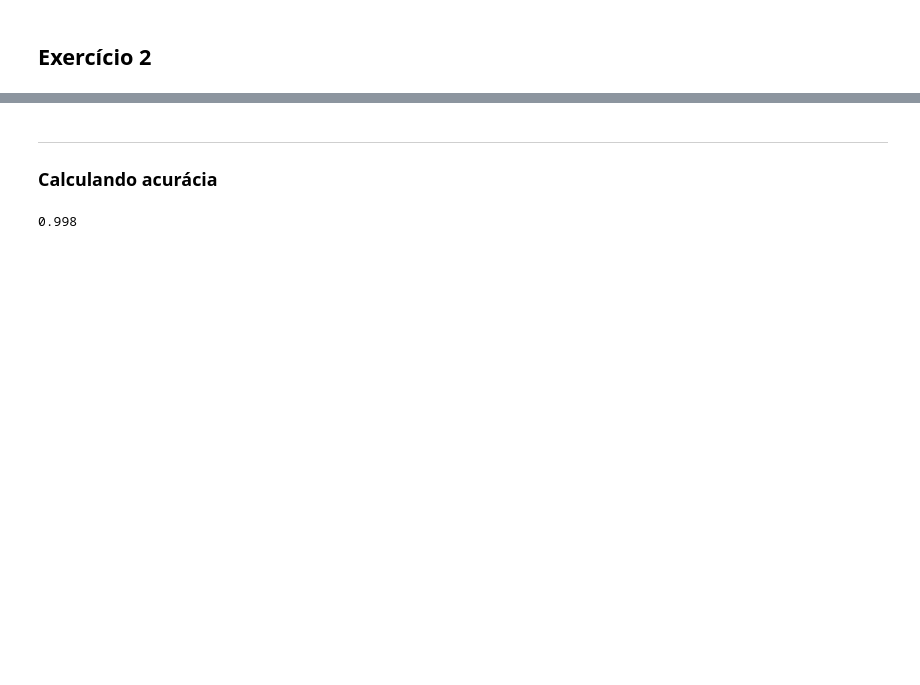
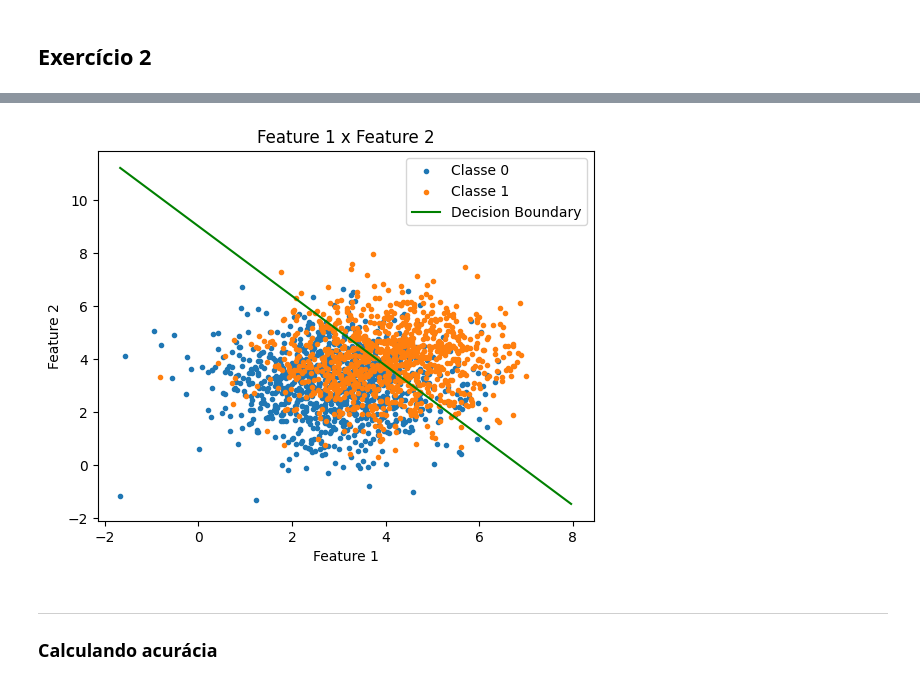
Before and after one commit to kadu-ymd/ann-deeplearning, a Jupyter notebook: src/ex_2_perceptron/main.ipynb, the cells around one changed output, grey strips where cells are left out. Saved outputs shown, nothing was run; the diff lists cells and outputs as text; code cells hidden in the pictures; blank space fills up the shorter version.

```diff
--- a/src/ex_2_perceptron/main.ipynb
+++ b/src/ex_2_perceptron/main.ipynb
@@ -197,3 +258,27 @@ Iniciando epoch 100
+# %%
+from itertools import chain
+
+flatten = list(chain.from_iterable(x))
+
+x_boundary = np.linspace(min(flatten), max(flatten), 2000)
+
+W_2 = list(chain.from_iterable(W_2))
+
+x2 = -(W_2[0] * x_boundary + b_2) / W_2[1]
+# %%
+plt.scatter(x[y == 0, 0], x[y == 0, 1], label="Classe 0", marker=".")
+plt.scatter(x[y==1, 0], x[y==1, 1], label="Classe 1", marker=".")
+plt.plot(x_boundary, x2, color="green", label="Decision Boundary")
+
+plt.title("Feature 1 x Feature 2")
+plt.xlabel("Feature 1")
+plt.ylabel("Feature 2")
+
+plt.legend()
+
+plt.show()
+# %% [output]
+[figure, added]
 # %% [markdown]
 ---
 
@@ -212,4 +285,0 @@ accuracy = correct / (correct + incorrect)
-# %%
-accuracy
-# %% [output]
-0.998
```
Also changed, not shown: parts of 23 cells of this notebook, 1 other file.
